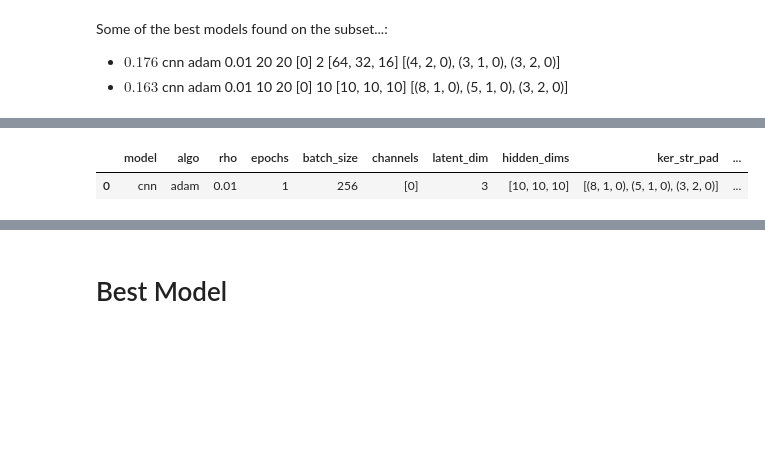
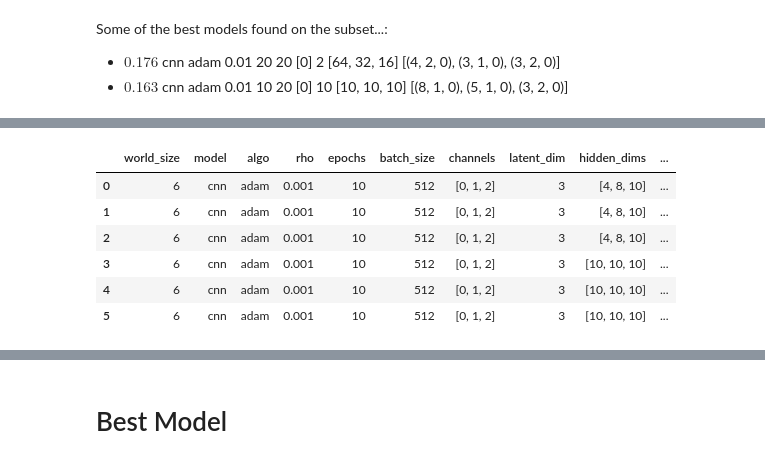
Before and after one commit to stockeh/goes-clustering-study, a Jupyter notebook: kmeans-autoencoder/notebooks/training-analysis.ipynb, the cells around one changed output, grey strips where cells are left out. Saved outputs shown, nothing was run; the diff lists cells and outputs as text; code cells hidden in the pictures; blank space fills up the shorter version.

```diff
--- a/kmeans-autoencoder/notebooks/training-analysis.ipynb
+++ b/kmeans-autoencoder/notebooks/training-analysis.ipynb
@@ -23,10 +70,15 @@ Some of the best models found on the subset...:
 # %%
-results = pd.read_csv('../results/results.csv', index_col=[0])
+results = pd.read_csv('/s/chopin/l/grad/stock/data/results-epochs-cnn/overview/results.csv', index_col=[0])
 results.error_trace = results.error_trace.map(lambda x: ast.literal_eval(x))
 results.head(10)
 # %% [output]
-|  | model | algo | rho | epochs | batch_size | channels | latent_dim | hidden_dims | ker_str_pad | ... |
-| 0 | cnn | adam | 0.01 | 1 | 256 | [0] | 3 | [10, 10, 10] | [(8, 1, 0), (5, 1, 0), (3, 2, 0)] | ... |
+|  | world_size | model | algo | rho | epochs | batch_size | channels | latent_dim | hidden_dims | ... |
+| 0 | 6 | cnn | adam | 0.001 | 10 | 512 | [0, 1, 2] | 3 | [4, 8, 10] | ... |
+| 1 | 6 | cnn | adam | 0.001 | 10 | 512 | [0, 1, 2] | 3 | [4, 8, 10] | ... |
+| 2 | 6 | cnn | adam | 0.001 | 10 | 512 | [0, 1, 2] | 3 | [4, 8, 10] | ... |
+| 3 | 6 | cnn | adam | 0.001 | 10 | 512 | [0, 1, 2] | 3 | [10, 10, 10] | ... |
+| 4 | 6 | cnn | adam | 0.001 | 10 | 512 | [0, 1, 2] | 3 | [10, 10, 10] | ... |
+| 5 | 6 | cnn | adam | 0.001 | 10 | 512 | [0, 1, 2] | 3 | [10, 10, 10] | ... |
 # %%
 top = 1
 max_len = 0
```
Also changed, not shown: parts of 16 cells of this notebook, 17 other files.
